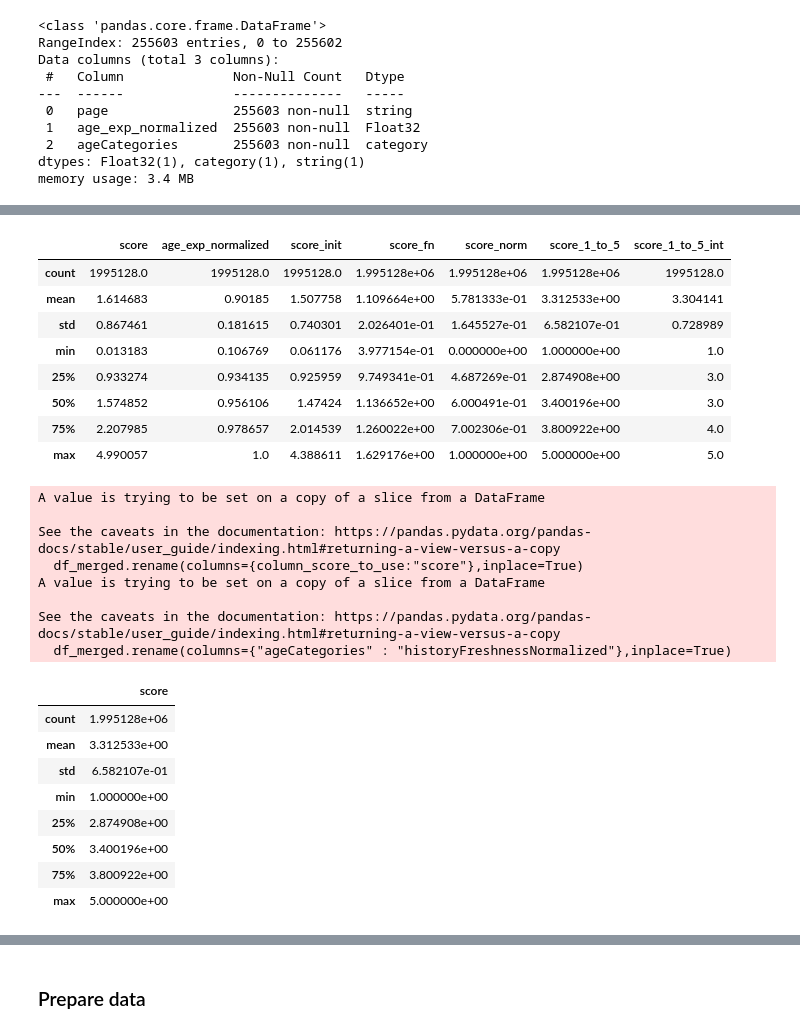
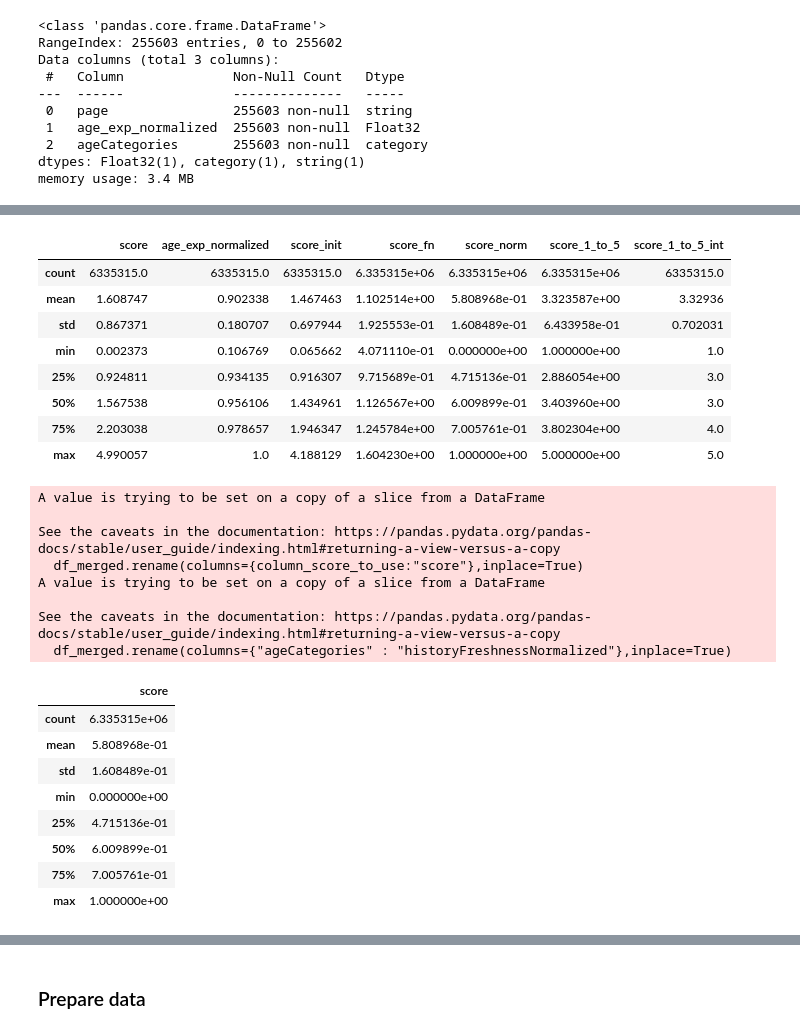
Before and after one commit to raianeli25/tech_challenge_5, a Jupyter notebook: recommendation/3_training_model.ipynb, the cells around one changed output, grey strips where cells are left out. Drawn from its saved outputs; the diff is of its cells as text; code cells hidden in the pictures.

```diff
--- a/recommendation/3_training_model.ipynb
+++ b/recommendation/3_training_model.ipynb
@@ -52,8 +52,8 @@ dtype_df_train_score = {
 # %%
 import pandas as pd
 
-# df_ratings = pd.read_csv(config["DF_TRAIN_SCORES"], dtype=dtype_df_train_score)
-df_ratings = pd.read_csv(config["DF_TRAIN_SCORES"], dtype=dtype_df_train_score, nrows=2000000)
+df_ratings = pd.read_csv(config["DF_TRAIN_SCORES"], dtype=dtype_df_train_score)
+# df_ratings = pd.read_csv(config["DF_TRAIN_SCORES"], dtype=dtype_df_train_score, nrows=2000000)
 df_ratings
 # %% [output]
 |  | Unnamed: 0 | userId | history | userType | score |
@@ -192,19 +192,19 @@ df_merged
 # %%
-w_initial_score = 1
+w_initial_score = 0.8
 w_age_norm = 1-w_initial_score
 df_merged["score_init"] = df_merged["score"]*w_initial_score + df_merged["age_exp_normalized"]*w_age_norm
 df_merged["score_fn"] = df_merged["score_init"].apply(lambda x: np.power(x,0.33))
 df_merged["score_norm"] = (df_merged["score_fn"]-df_merged["score_fn"].min())/(df_merged["score_fn"].max()-df_merged["score_fn"].min())
 df_merged["score_1_to_5"] = df_merged["score_norm"]*4+1
 df_merged["score_1_to_5_int"] = df_merged["score_1_to_5"].round(0).astype("UInt16")
 df_merged.describe()
 # %% [output]
 |  | score | age_exp_normalized | score_init | score_fn | score_norm | score_1_to_5 | score_1_to_5_int |
-| count | 1995128.0 | 1995128.0 | 1995128.0 | 1.995128e+06 | 1.995128e+06 | 1.995128e+06 | 1995128.0 |
-| mean | 1.614683 | 0.90185 | 1.507758 | 1.109664e+00 | 5.781333e-01 | 3.312533e+00 | 3.304141 |
-| std | 0.867461 | 0.181615 | 0.740301 | 2.026401e-01 | 1.645527e-01 | 6.582107e-01 | 0.728989 |
-| min | 0.013183 | 0.106769 | 0.061176 | 3.977154e-01 | 0.000000e+00 | 1.000000e+00 | 1.0 |
-| 25% | 0.933274 | 0.934135 | 0.925959 | 9.749341e-01 | 4.687269e-01 | 2.874908e+00 | 3.0 |
-| 50% | 1.574852 | 0.956106 | 1.47424 | 1.136652e+00 | 6.000491e-01 | 3.400196e+00 | 3.0 |
-| 75% | 2.207985 | 0.978657 | 2.014539 | 1.260022e+00 | 7.002306e-01 | 3.800922e+00 | 4.0 |
-| max | 4.990057 | 1.0 | 4.388611 | 1.629176e+00 | 1.000000e+00 | 5.000000e+00 | 5.0 |
+| count | 6335315.0 | 6335315.0 | 6335315.0 | 6.335315e+06 | 6.335315e+06 | 6.335315e+06 | 6335315.0 |
+| mean | 1.608747 | 0.902338 | 1.467463 | 1.102514e+00 | 5.808968e-01 | 3.323587e+00 | 3.32936 |
+| std | 0.867371 | 0.180707 | 0.697944 | 1.925553e-01 | 1.608489e-01 | 6.433958e-01 | 0.702031 |
+| min | 0.002373 | 0.106769 | 0.065662 | 4.071110e-01 | 0.000000e+00 | 1.000000e+00 | 1.0 |
+| 25% | 0.924811 | 0.934135 | 0.916307 | 9.715689e-01 | 4.715136e-01 | 2.886054e+00 | 3.0 |
+| 50% | 1.567538 | 0.956106 | 1.434961 | 1.126567e+00 | 6.009899e-01 | 3.403960e+00 | 3.0 |
+| 75% | 2.203038 | 0.978657 | 1.946347 | 1.245784e+00 | 7.005761e-01 | 3.802304e+00 | 4.0 |
+| max | 4.990057 | 1.0 | 4.188129 | 1.604230e+00 | 1.000000e+00 | 5.000000e+00 | 5.0 |
@@ -213,5 +211,5 @@ age_exp_normalized
 # %%
-column_score_to_use = "score_1_to_5"
+column_score_to_use = "score_norm"
 df_merged = df_merged[["userId","history","userType",column_score_to_use]]
 df_merged.rename(columns={column_score_to_use:"score"},inplace=True)
 
@@ -227,14 +225,14 @@ A value is trying to be set on a copy of a slice from a DataFrame
 See the caveats in the documentation: https://pandas.pydata.org/pandas-docs/stable/user_guide/indexing.html#returning-a-view-versus-a-copy
   df_merged.rename(columns={"ageCategories" : "historyFreshnessNormalized"},inplace=True)
 |  | score |
-| count | 1.995128e+06 |
-| mean | 3.312533e+00 |
-| std | 6.582107e-01 |
-| min | 1.000000e+00 |
-| 25% | 2.874908e+00 |
-| 50% | 3.400196e+00 |
-| 75% | 3.800922e+00 |
-| max | 5.000000e+00 |
+| count | 6.335315e+06 |
+| mean | 5.808968e-01 |
+| std | 1.608489e-01 |
+| min | 0.000000e+00 |
+| 25% | 4.715136e-01 |
+| 50% | 6.009899e-01 |
+| 75% | 7.005761e-01 |
+| max | 1.000000e+00 |
 # %%
 # df_merged.head()
 df_merged.head()
```
Also changed, not shown: parts of 23 cells of this notebook, 6 other files.
